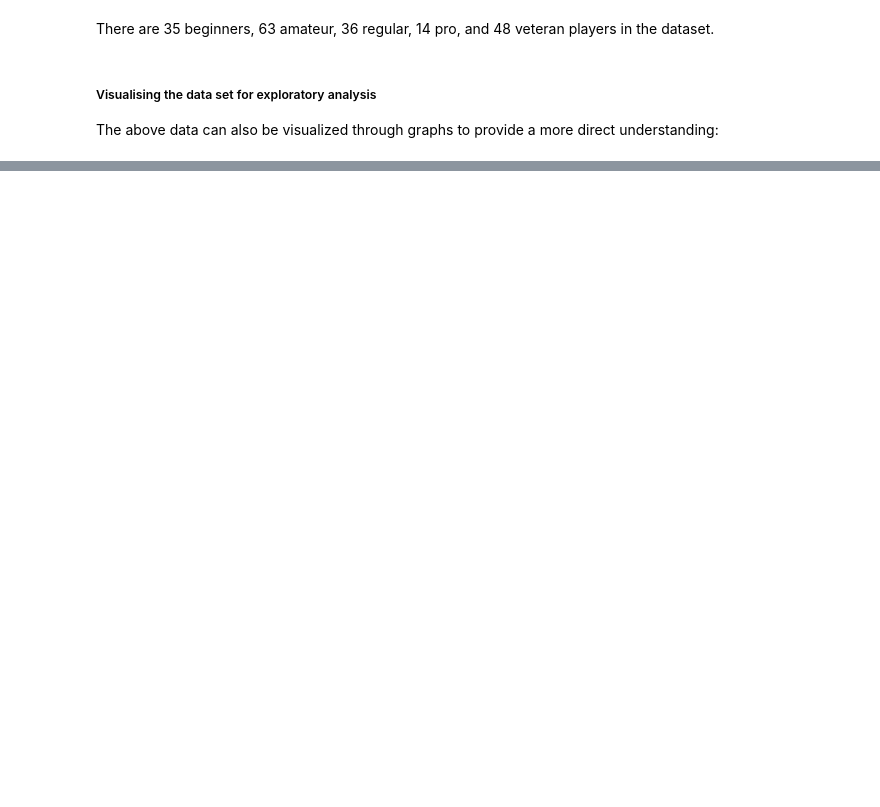
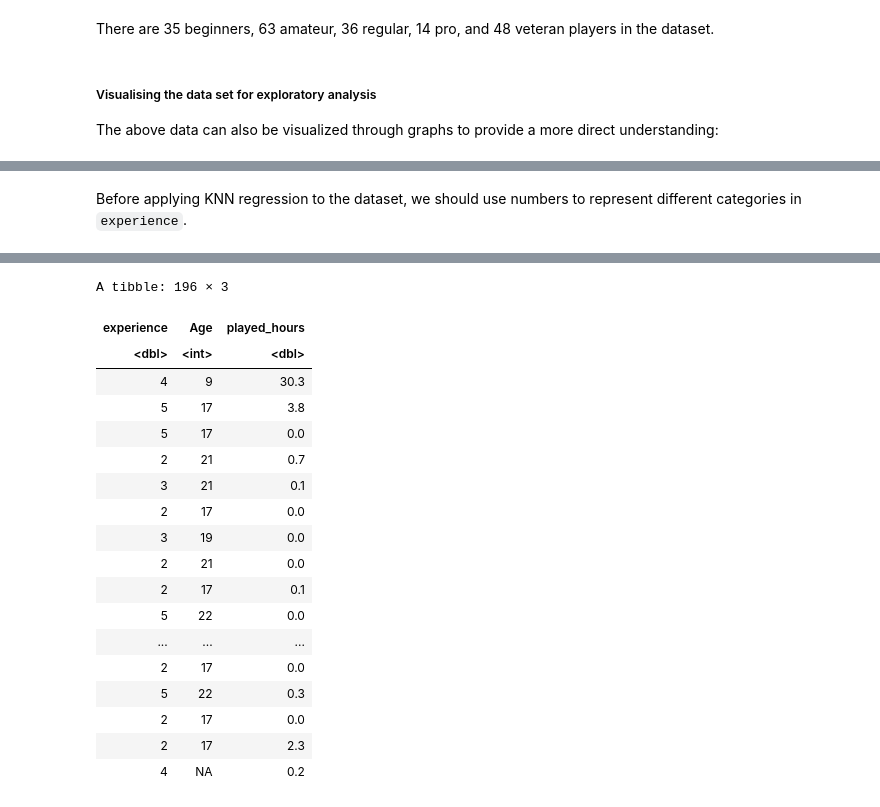
Before and after one commit to jamiekyh/dsci100_project, a Jupyter notebook: dsci100_group_project.ipynb, the cells around one changed output, grey strips where cells are left out. Saved outputs shown, nothing was run; the diff lists cells and outputs as text; code cells hidden in the pictures; blank space fills up the shorter version.

```diff
--- a/dsci100_group_project.ipynb
+++ b/dsci100_group_project.ipynb
@@ -161,0 +259,12 @@ exp_distribution
+# %% [markdown]
+Before applying KNN regression to the dataset, we should use numbers to represent different categories in `experience`.
+# %%
+target_players <- target_players |>
+                  mutate(experience = recode(experience,
+                                             "Beginner" = 1,
+                                             "Amateur" = 2,
+                                             "Regular" = 3,
+                                             "Pro" = 4,
+                                             "Veteran" = 5))
+target_players
+# %% [output]
@@ -161,0 +276,19 @@ exp_distribution
+A tibble: 196 × 3
+| experience | Age | played_hours |
+| <dbl> | <int> | <dbl> |
+| 4 | 9 | 30.3 |
+| 5 | 17 | 3.8 |
+| 5 | 17 | 0.0 |
+| 2 | 21 | 0.7 |
+| 3 | 21 | 0.1 |
+| 2 | 17 | 0.0 |
+| 3 | 19 | 0.0 |
+| 2 | 21 | 0.0 |
+| 2 | 17 | 0.1 |
+| 5 | 22 | 0.0 |
+| ... | ... | ... |
+| 2 | 17 | 0.0 |
+| 5 | 22 | 0.3 |
+| 2 | 17 | 0.0 |
+| 2 | 17 | 2.3 |
+| 4 | NA | 0.2 |
```
Also changed, not shown: parts of 21 cells of this notebook.
